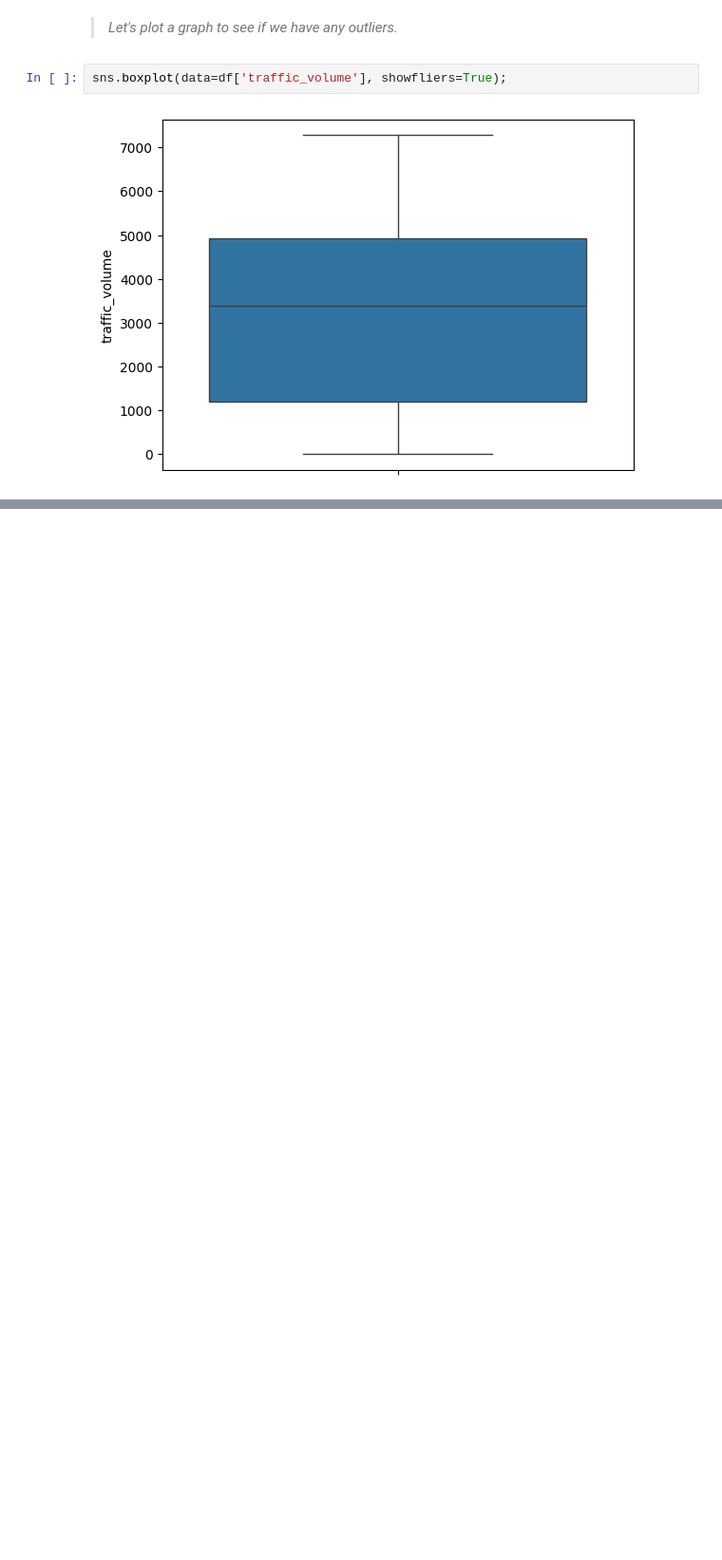
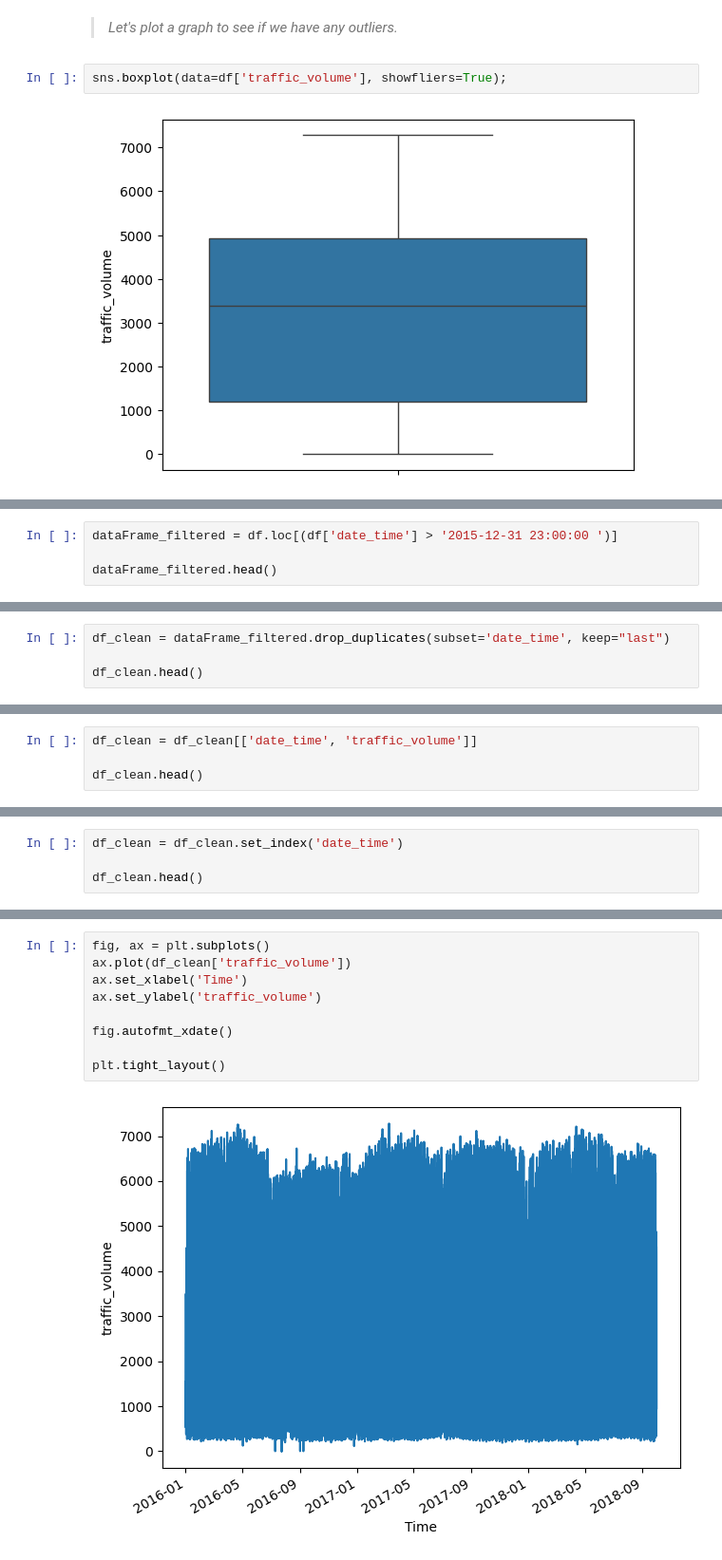
Before and after one commit to srcsergio/Machine-Learning-for-Business, a Jupyter notebook: MachineLearning_for_Business.ipynb, the cells around one changed output, grey strips where cells are left out. Shown at 95% size. Saved outputs shown, nothing was run; the diff lists cells and outputs as text; blank space fills up the shorter version.

```diff
--- a/MachineLearning_for_Business.ipynb
+++ b/MachineLearning_for_Business.ipynb
@@ -171,0 +234,4 @@ sns.boxplot(data=df['traffic_volume'], showfliers=True);
+# %%
+dataFrame_filtered = df.loc[(df['date_time'] > '2015-12-31 23:00:00	')]
+
+dataFrame_filtered.head()
@@ -171,0 +254,4 @@ sns.boxplot(data=df['traffic_volume'], showfliers=True);
+# %%
+df_clean = dataFrame_filtered.drop_duplicates(subset='date_time', keep="last")
+
+df_clean.head()
@@ -171,0 +265,4 @@ sns.boxplot(data=df['traffic_volume'], showfliers=True);
+# %%
+df_clean = df_clean[['date_time', 'traffic_volume']]
+
+df_clean.head()
@@ -171,0 +280,4 @@ sns.boxplot(data=df['traffic_volume'], showfliers=True);
+# %%
+df_clean = df_clean.set_index('date_time')
+
+df_clean.head()
@@ -171,0 +292,11 @@ sns.boxplot(data=df['traffic_volume'], showfliers=True);
+# %%
+fig, ax = plt.subplots()
+ax.plot(df_clean['traffic_volume'])
+ax.set_xlabel('Time')
+ax.set_ylabel('traffic_volume')
+
+fig.autofmt_xdate()
+
+plt.tight_layout()
+# %% [output]
+[figure, added]
```
Also changed, not shown: parts of 20 cells of this notebook.
